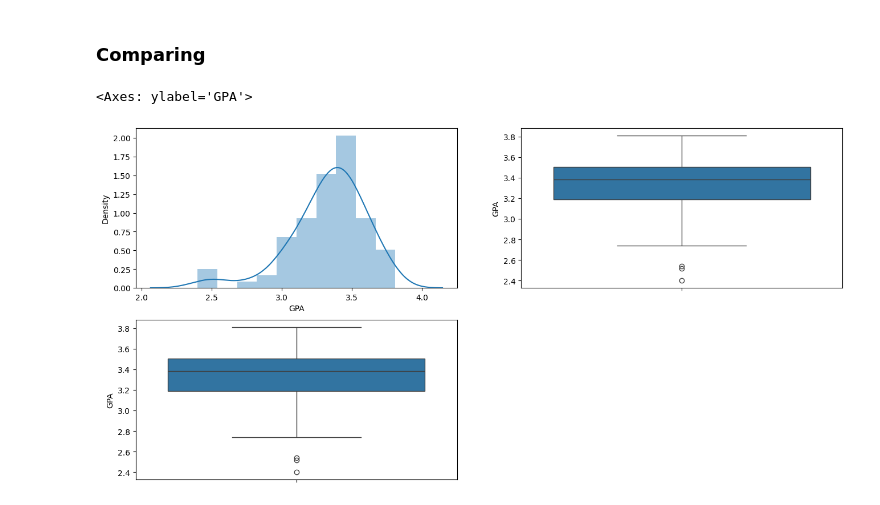
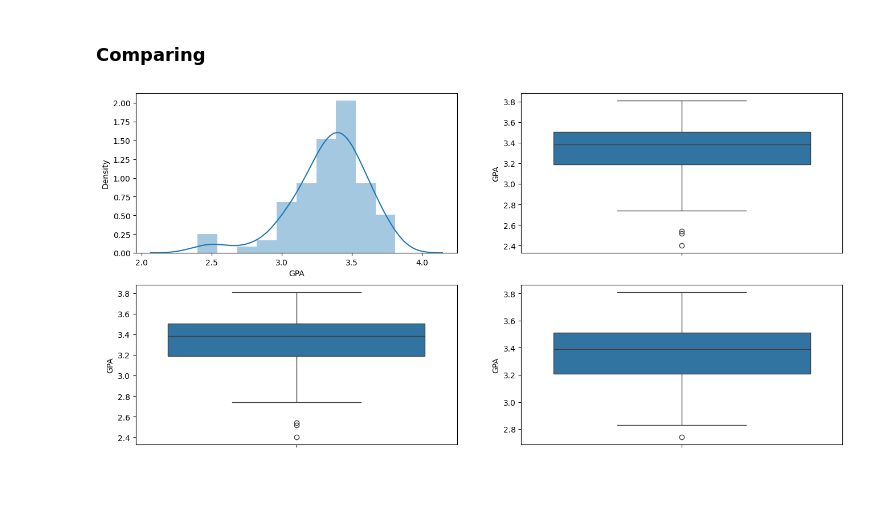
Before and after one commit to Huzaifa-Khan-Official/AI-Ml-DL-, a Jupyter notebook: ml07/ml07 copy.ipynb, the cells around one changed output. Drawn from its saved outputs; the diff is of its cells as text; code cells hidden in the pictures.

```diff
--- a/ml07/ml07 copy.ipynb
+++ b/ml07/ml07 copy.ipynb
@@ -109,13 +109,17 @@ new_df.to_csv("./RegData_new.csv")
 # %%
 plt.figure(figsize=(16, 8))
 plt.subplot(2, 2, 1)
 sns.distplot(df.GPA)
 
 plt.subplot(2, 2, 2)
 sns.boxplot(df.GPA)
 
 plt.subplot(2, 2, 3)
 sns.boxplot(df.GPA)
+
+plt.subplot(2, 2, 4)
+sns.boxplot(new_df.GPA)
+
+plt.show()
 # %% [output]
-<Axes: ylabel='GPA'>
-[figure, old version]
+[figure, new version]
```
Also changed, not shown: parts of 1 cell of this notebook, 8 other files.
